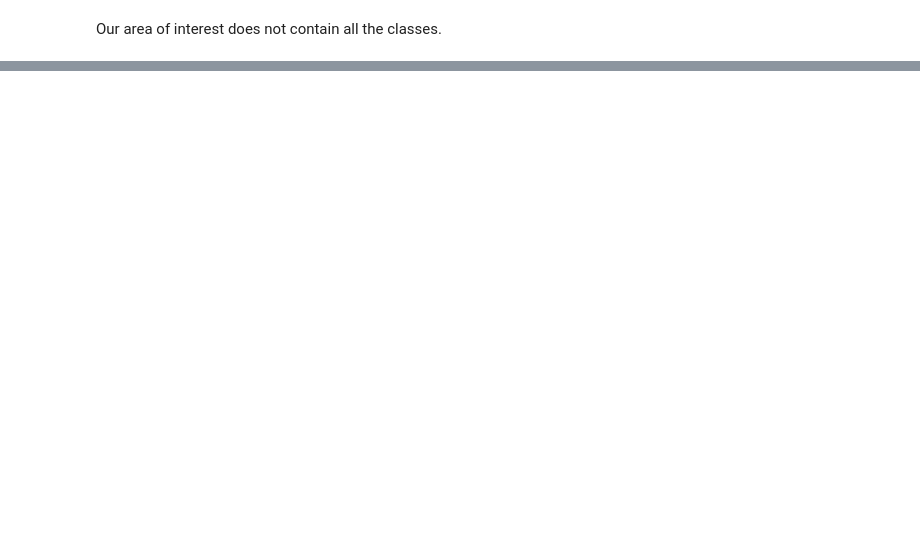
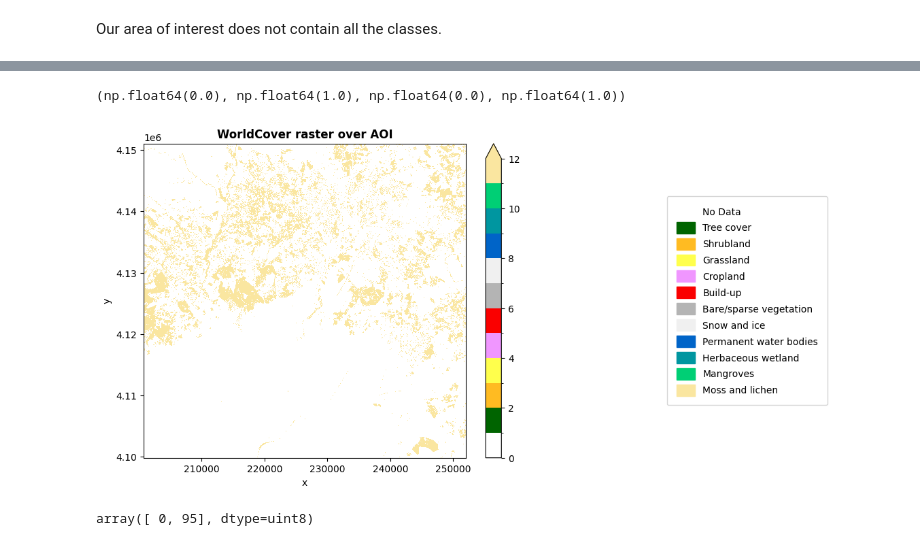
Before and after one commit to 0xstepit/lulc-classification, a Jupyter notebook: notebooks/03-reprojection.ipynb, the cells around one changed output, grey strips where cells are left out. Cells and saved outputs as stored; diff of their text form; code cells hidden in the pictures; blank space fills up the shorter version.

```diff
--- a/notebooks/03-reprojection.ipynb
+++ b/notebooks/03-reprojection.ipynb
@@ -237,0 +373,25 @@ ax[1].axis("off")
+# %%
+_wc = rxr.open_rasterio("../data/labels/worldcover_classes.tif")
+# %%
+fig, ax = plt.subplots(ncols=2, figsize=(14, 6),  gridspec_kw={"width_ratios": [3, 2]})
+
+_wc.plot(ax=ax[0], cmap=cmap, norm=norm)
+ax[0].set_title("WorldCover raster over AOI", fontweight="bold")
+
+ax[1].legend(
+    handles=patches,
+    loc="center",
+    frameon=True,
+    fontsize=10,
+    handlelength=2,
+    handleheight=1.5,
+    borderpad=1,
+)
+ax[1].axis("off")
+# %% [output]
+(np.float64(0.0), np.float64(1.0), np.float64(0.0), np.float64(1.0))
+[figure, added]
+# %%
+np.unique(_wc)
+# %% [output]
+array([ 0, 95], dtype=uint8)
```
Also changed, not shown: parts of 28 cells of this notebook, 16 other files.
